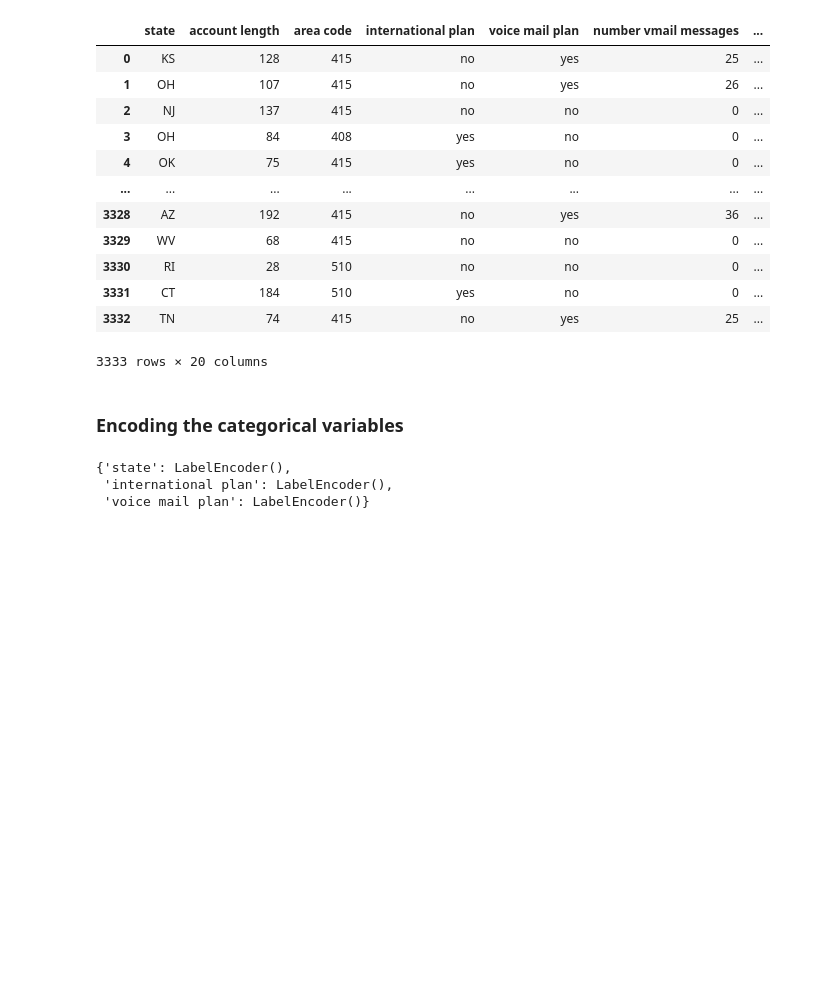
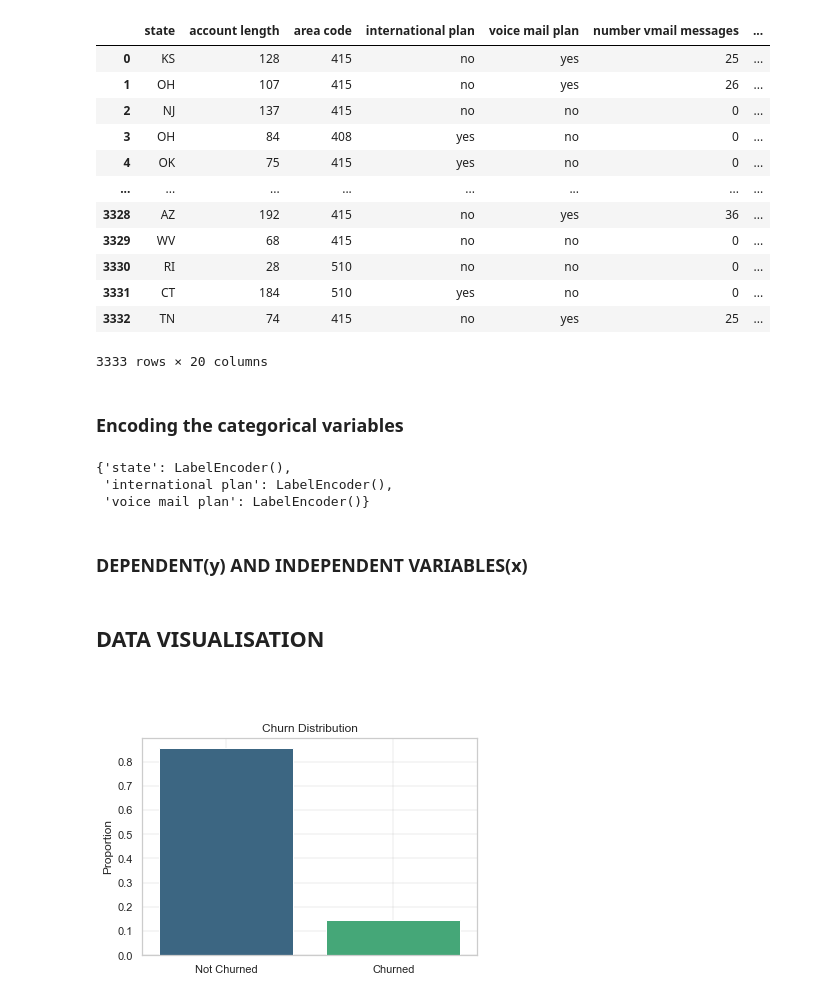
Before and after one commit to malvadaox/phase-3.0-project, a Jupyter notebook: student.ipynb, the cells around one changed output. Saved outputs shown, nothing was run; the diff lists cells and outputs as text; code cells hidden in the pictures; blank space fills up the shorter version.

```diff
--- a/student.ipynb
+++ b/student.ipynb
@@ -179,3 +183,5 @@ label_encoders
 {'state': LabelEncoder(),
  'international plan': LabelEncoder(),
  'voice mail plan': LabelEncoder()}
+# %% [markdown]
+### DEPENDENT(y) AND INDEPENDENT VARIABLES(x)
@@ -181,0 +192,20 @@ label_encoders
+# %% [markdown]
+## DATA VISUALISATION
+# %% [markdown]
+###
+# %%
+# Distribution of the target variable 'churn'
+churn_distribution = df['churn'].value_counts(normalize=True)
+
+# Plot the churn distribution
+plt.figure(figsize=(6, 4))
+sns.barplot(x=churn_distribution.index, y=churn_distribution.values, palette="viridis")
+plt.title('Churn Distribution')
+plt.ylabel('Proportion')
+plt.xticks([0, 1], ['Not Churned', 'Churned'])
+plt.grid(True, which='both', axis='both', color='gray', linestyle='-', linewidth=0.3, alpha=0.5)
+plt.show()
+
+# summary_stats, churn_distribution
+# %% [output]
+[figure, added]
```
Also changed, not shown: parts of 13 cells of this notebook, 1 other file.
